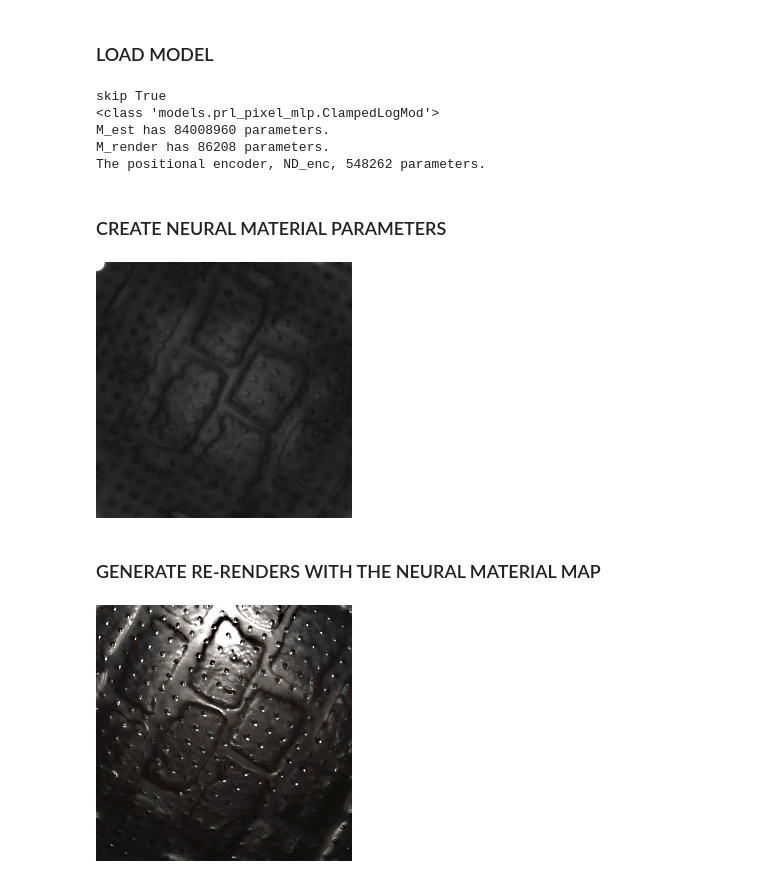
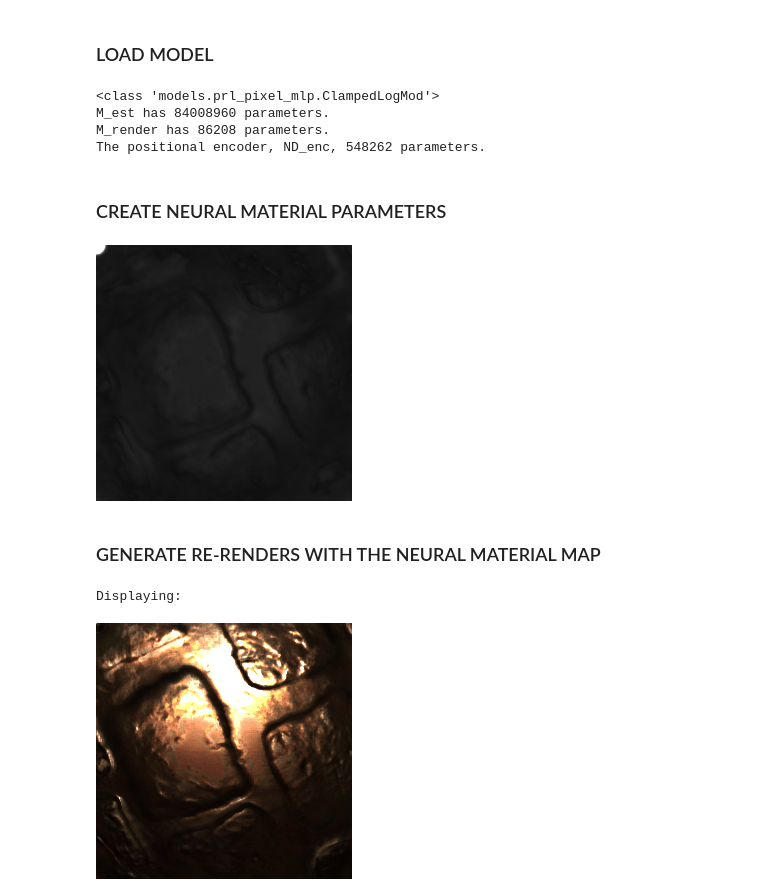
Before and after one commit to APeculiarCamber/neural_appearance_estimation, a Jupyter notebook: prl_master_demo.ipynb, the cells around one changed output. Saved outputs shown, nothing was run; the diff lists cells and outputs as text; code cells hidden in the pictures.

```diff
--- a/prl_master_demo.ipynb
+++ b/prl_master_demo.ipynb
@@ -55,17 +65,17 @@ def display_video(video_tensor):
 ### LOAD IMAGE
 # %%
 import os
-from brdf_utils import loadImage
+from brdf_utils import loadImage, load_exr
 # TODO: pick a few good ones
-# input_photo_names = [fn for fn in os.listdir(demo_images) if '.png' in fn.lower()]
 input_photo_dir = "demo_images"
-input_photo_names = ["glossy-wood.png", "dark-square-bumps.png", "dark-rough-bricks-square-bumps.png"]
+input_photo_names = [fn for fn in os.listdir(input_photo_dir)]# if '.png' in fn.lower()]
+print(input_photo_names)
 
-photo_id = 2
+photo_id = 5
 
 input_photo = loadImage(os.path.join(input_photo_dir, input_photo_names[photo_id]))
-input_photo = input_photo.unsqueeze(0)
-input_photo = input_photo ** 2.2 # convert from gamma-corrected display colorspace
+input_photo = input_photo.unsqueeze(0).to(m_device)
+input_photo = input_photo #** 2.2 # already in linear color-space
 in_height, in_width = input_photo.shape[-2:]
-display_linear_image(input_photo)
+display_linear_image(input_photo.cpu())
 # %% [output]
@@ -81,12 +92,9 @@ from models.prl_net import RelitPixelNet
 from models.prl_feature_injector import SineDirectionEncoder_NN
 from models.prl_resnet import GenResNetReplicateHA
 from models.prl_pixel_mlp import *
-model_path = "model_data/ldr_final_prl_model.pth"
-#model_path = "model_data/ldr_test_final_prl_model.pth"
-model_path = "model_data/ldr_nodisc_final_prl_model.pth"
-#model_path = "model_data/ldr_b2_final_prl_model.pth"
-model : RelitPixelNet = torch.load(model_path)
-print("skip", model.resnet.use_last_skip)
+model_path = "model_data/LDR_B3_256_best.pth" # "model_data/ldr_final_model.pth"
+model : RelitPixelNet = torch.load(model_path).to(m_device)
+model = model.eval()
 
 m_est : GenResNetReplicateHA = model.resnet
 m_render : NaiveMLPRenderer = model.render_net
@@ -97,7 +105,6 @@ print(f"M_est has {get_num_parameters(m_est)} parameters.")
 print(f"M_render has {get_num_parameters(m_render)} parameters.")
 print(f"The positional encoder, ND_enc, {get_num_parameters(out_direction_encoder)} parameters.")
 # %% [output]
-skip True
 <class 'models.prl_pixel_mlp.ClampedLogMod'>
 M_est has 84008960 parameters.
 M_render has 86208 parameters.
@@ -107,38 +114,42 @@ The positional encoder, ND_enc, 548262 parameters.
 # %%
 from brdf_render import generateDirectionMaps
 with torch.no_grad():
-    model = model.eval()
-    view_position = torch.tensor([[0.0, 0.0, 4.0]]) # 4.0 ≈ 1.0 / tan((28 / 2) degrees); for an FOV of 28 degrees
+    model = model.eval().to(m_device)
+    view_position = torch.tensor([[0.0, 0.0, 4.0]], device=m_device) # 4.0 ≈ 1.0 / tan((28 / 2) degrees); for an FOV of 28 degrees
     light_position = view_position # colocated light and view for input
 
     # Convert light and view positions to normalized direction vectors for each pixel of the input
     light_dirs, view_dirs = generateDirectionMaps(light_position, view_position, in_height)
 
     # Make the neural material parameters, function handles log-relative mapping
-    neural_mat = model.make_neural_feature_rep(input_photo, light_dirs, view_dirs)
-    display_neural_material(neural_mat)
+    neural_mat = model.make_neural_feature_rep(input_photo.to(m_device), light_dirs, view_dirs)
+    display_neural_material(neural_mat.clone().cpu())
 # %% [output]
-[figure, old version]
+[figure, new version]
 # %% [markdown]
 ### GENERATE RE-RENDERS WITH THE NEURAL MATERIAL MAP
 # %%
 with torch.no_grad():
+    model = model.eval().to(m_device)
     # MAKE LIGHT POSITIONS IN A CIRCLE ABOVE THE MATERIAL
     k = 32 # number of samples
-    radius = 1.3 # radius of light
-    light_height = torch.tensor([[2.0]] * k)
-    angles = ((torch.arange(0, k, dtype=torch.float) / k) * torch.pi * 2)[:,None]
+    radius = 1.0 # radius of light
+    light_height = 3.0
+    light_height = torch.tensor([[light_height]] * k, device=m_device)
+    angles = ((torch.arange(0, k, dtype=torch.float, device=m_device) / k) * torch.pi * 2)[:,None]
     light_position = torch.cat([torch.sin(angles) * radius, torch.cos(angles) * radius, light_height], dim=1)
-    view_position = torch.tensor([[0.0, 0.0, 4.0]] * k)
+    view_position = torch.tensor([[0.0, 0.0, 4.0]] * k, device=m_device)
 
     # MAKE DIRECTIONS
     lt, vt = generateDirectionMaps(light_position, view_position, in_height)
 
     # RENDER
     log_rerender = model.render_from_neural_rep_multi(neural_mat, lt, vt).squeeze()
     circle_renders = model.space_manager.decompress_target_call(log_rerender)
 
     # DISPLAY
-    display_video(circle_renders.squeeze() ** (1.0 / 2.2))
+    print("Rendering Done. Displaying:")
+    display_video((circle_renders.squeeze()).cpu())
 # %% [output]
+Displaying:
-[figure, old version]
+[figure, new version]
```
Also changed, not shown: parts of 6 cells of this notebook, 1 other file.
